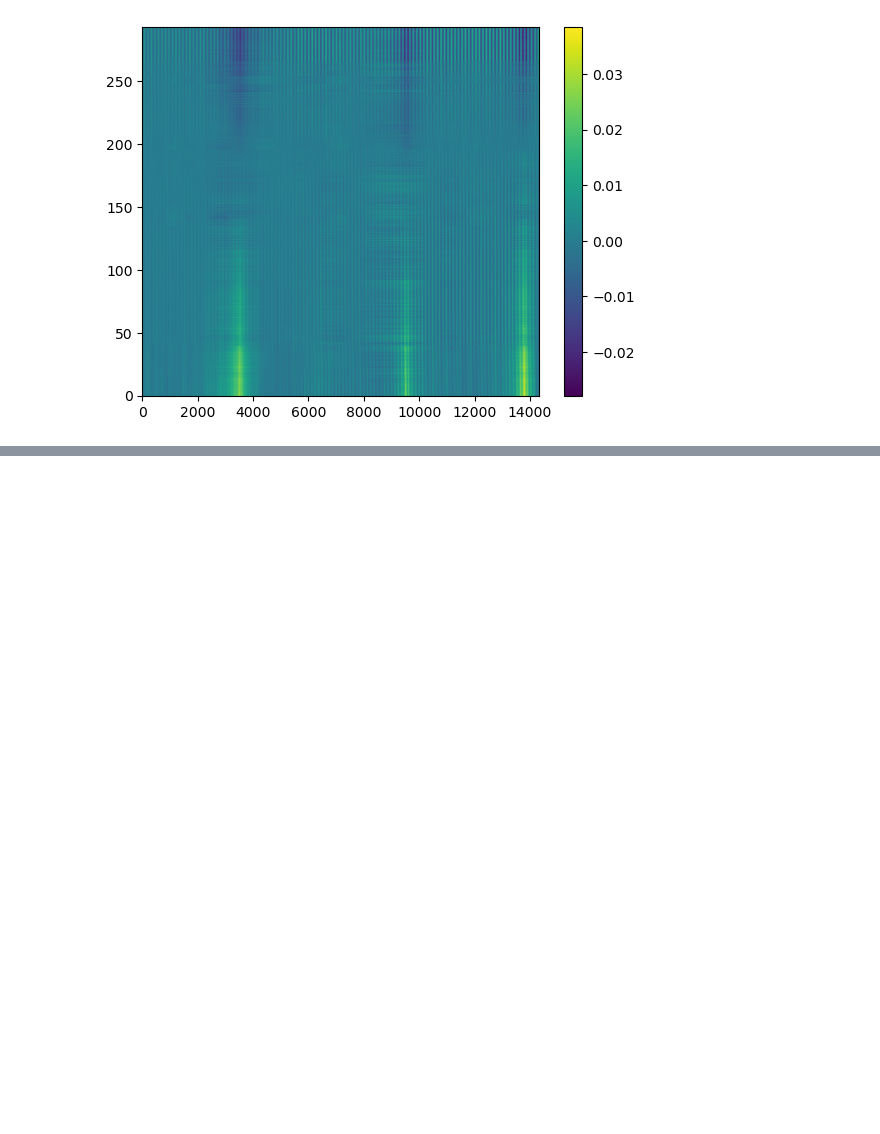
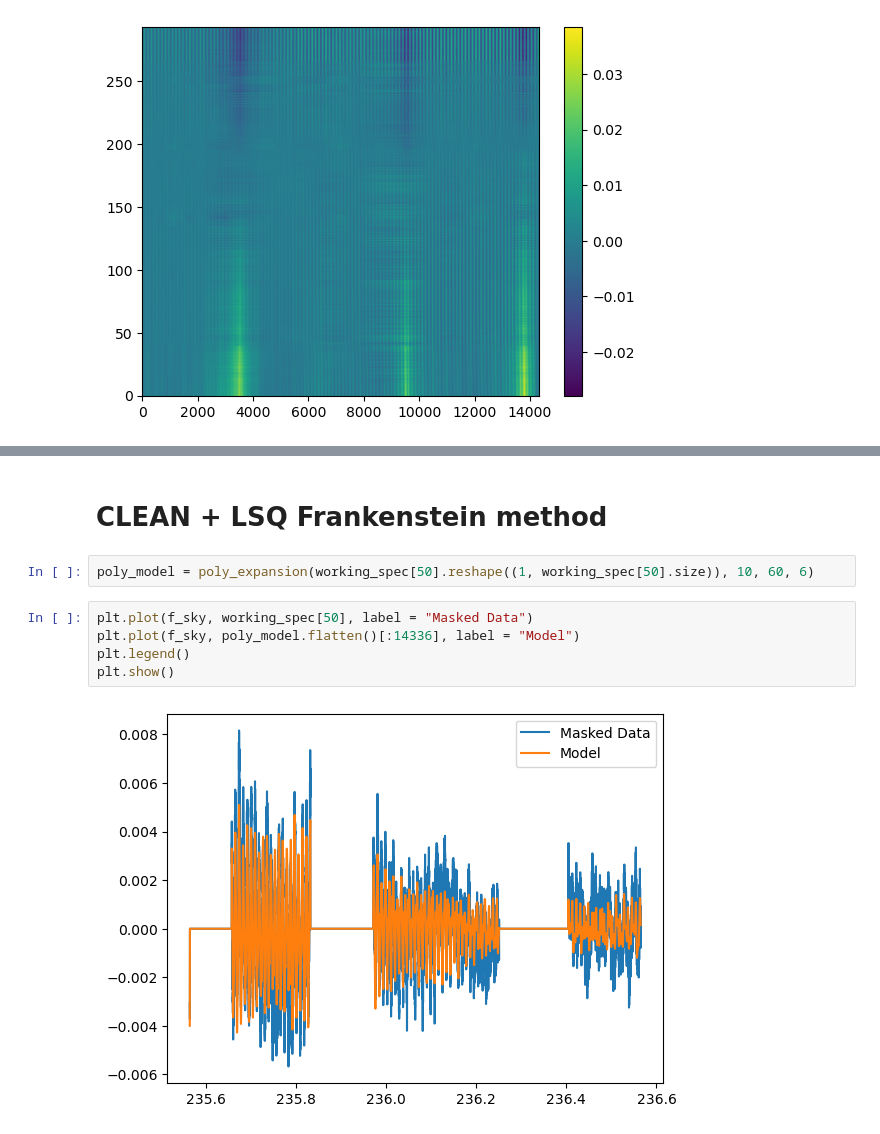
Before and after one commit to kartographer/ozone_radiometry, a Jupyter notebook: ozone_masking.ipynb, the cells around one changed output, grey strips where cells are left out. Drawn from its saved outputs; the diff is of its cells as text; blank space fills up the shorter version.

```diff
--- a/ozone_masking.ipynb
+++ b/ozone_masking.ipynb
@@ -167,0 +419,11 @@ Text(0, 0.5, 'Normalized Autocorrelation')
+# %% [markdown]
+# CLEAN + LSQ Frankenstein method
+# %%
+poly_model = poly_expansion(working_spec[50].reshape((1, working_spec[50].size)), 10, 60, 6)
+# %%
+plt.plot(f_sky, working_spec[50], label = "Masked Data")
+plt.plot(f_sky, poly_model.flatten()[:14336], label = "Model")
+plt.legend()
+plt.show()
+# %% [output]
+[figure, added]
```
Also changed, not shown: parts of 18 cells of this notebook.
